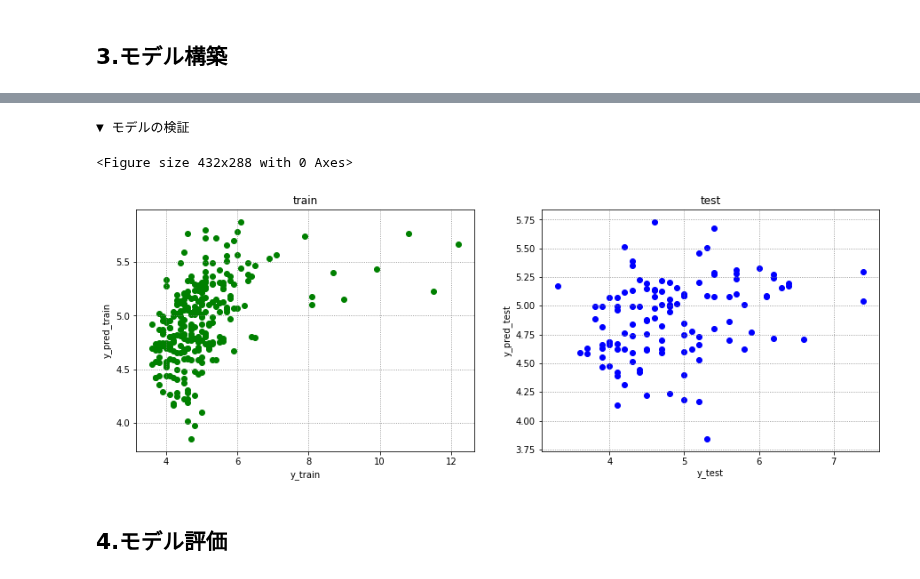
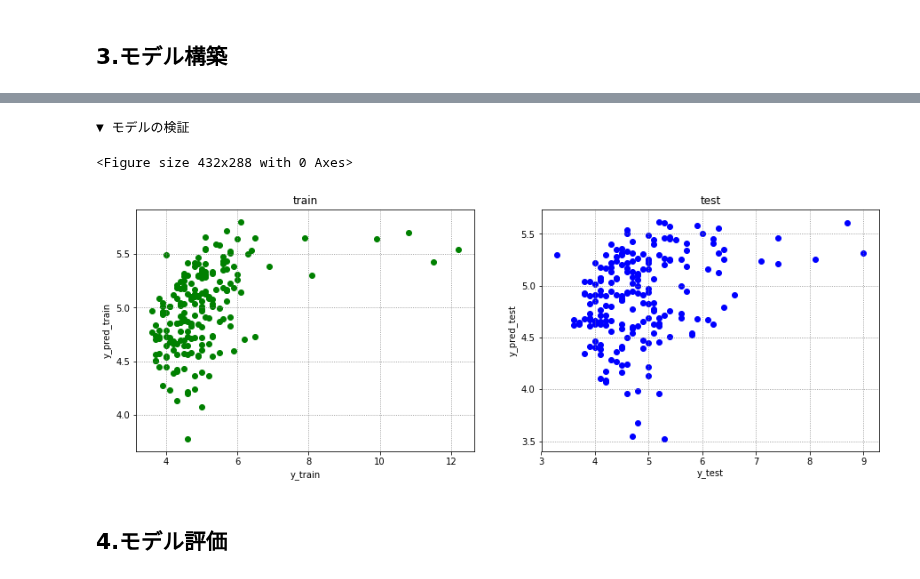
Before and after one commit to arsma12/MLDL, a Jupyter notebook: Kaggle/03_CarFuelConsumption/CarFuelConsumption_02_Lasso.ipynb, the cells around one changed output, grey strips where cells are left out. Saved outputs shown, nothing was run; the diff lists cells and outputs as text; code cells hidden in the pictures.

```diff
--- a/Kaggle/03_CarFuelConsumption/CarFuelConsumption_02_Lasso.ipynb
+++ b/Kaggle/03_CarFuelConsumption/CarFuelConsumption_02_Lasso.ipynb
@@ -129,7 +138,7 @@ def show_scatter_plot_2item(col_name1,col_name2, w, h):
 # ****************************************************************************
 # ◆ 1.データ読込
 # ****************************************************************************
-df = pd.read_excel("./measurements2.xlsx")
+df = pd.read_excel("./input/measurements2.xlsx")
 
 print("\n▼ 先頭5行表示")
 display(df.head(5))
@@ -380,40 +451,40 @@ test score is : 0.765
 # ****************************************************************************
 
 # 目的変数を予測
-y_test_pred = best_estimator.predict(X_test_norm)
+y_test_pred = best_estimator.predict(X_test)
 
 print('\n▼ モデルの検証')
 # 学習したモデルが実際に教師データにどれくらい近似できているのか
 # 横軸が教師データ、縦軸が予測結果としてデータを散布
 plt.subplots_adjust(wspace=0.8) # 余白
 plt.figure(figsize=(15,5))
 
 # 学習データ
 plt.subplot(121) # plt.subplot(行数, 列数, 何番目のプロットか)
 # 学習データ（正解、予測結果）
-plt.scatter(y_train, best_estimator.predict(X_train_norm), c='green')
+plt.scatter(y_train, best_estimator.predict(X_train), c='green')
 plt.title('train')
 plt.xlabel('y_train')
 plt.ylabel('y_pred_train')
 plt.grid(which='major',color='gray',linestyle=':')
 plt.grid(which='minor',color='gray',linestyle=':')
 
 
 # テストデータ
 plt.subplot(122) # plt.subplot(行数, 列数, 何番目のプロットか)
 # 学習データ（正解、予測結果）
-plt.scatter(y_test, best_estimator.predict(X_test_norm), c='blue')
+plt.scatter(y_test, best_estimator.predict(X_test), c='blue')
 plt.title('test')
 plt.xlabel('y_test')
 plt.ylabel('y_pred_test')
 plt.grid(which='major',color='gray',linestyle=':')
 plt.grid(which='minor',color='gray',linestyle=':')
 
 plt.show()
 # %% [output]
 ▼ モデルの検証
 <Figure size 432x288 with 0 Axes>
-[figure, old version]
+[figure, new version]
 # %% [markdown]
 ## 4.モデル評価
 # %%
```
Also changed, not shown: parts of 8 cells of this notebook, 1 other file.
